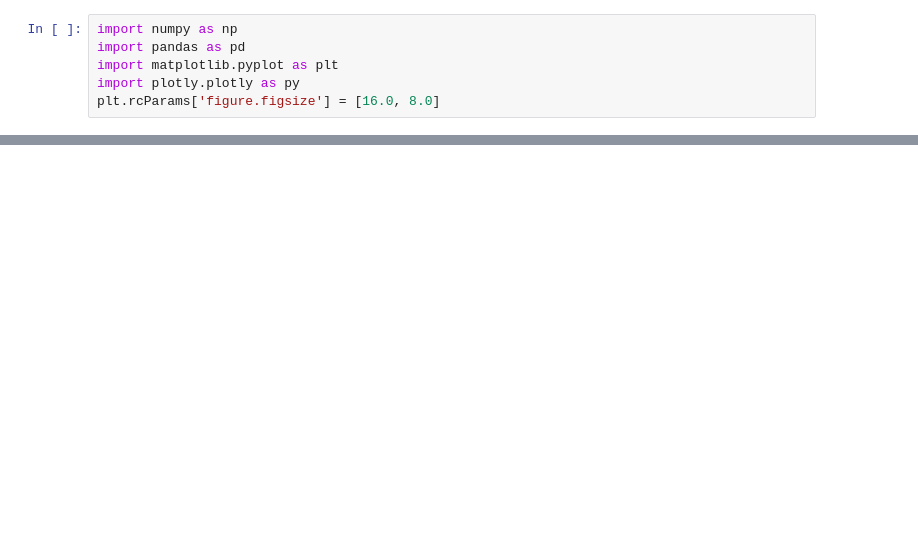
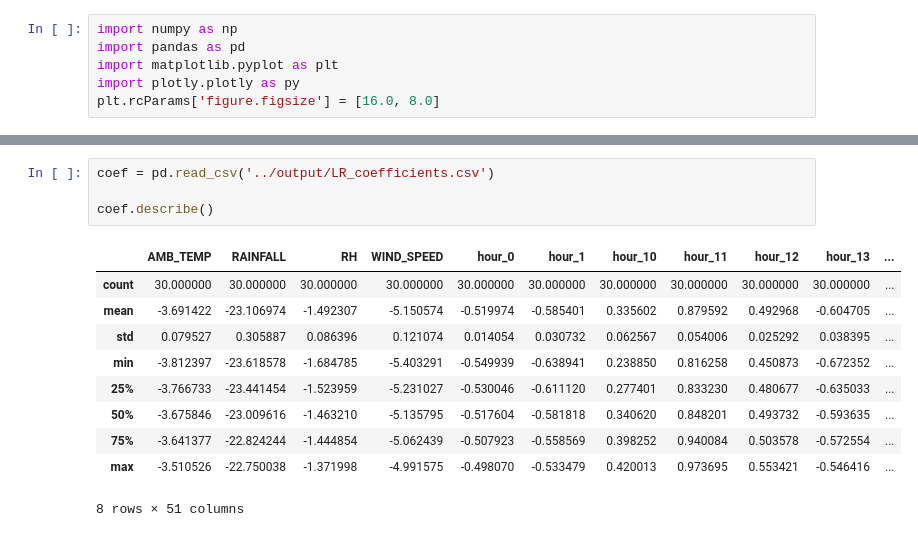
Before and after one commit to qop455/air-polution, a Jupyter notebook: visulization/visulize.ipynb, the cells around one changed output, grey strips where cells are left out. Cells and saved outputs as stored; diff of their text form; blank space fills up the shorter version.

```diff
--- a/visulization/visulize.ipynb
+++ b/visulization/visulize.ipynb
@@ -48,0 +27,15 @@ for target in targets:
+# %%
+coef = pd.read_csv('../output/LR_coefficients.csv')
+
+coef.describe()
+# %% [output]
+|  | AMB_TEMP | RAINFALL | RH | WIND_SPEED | hour_0 | hour_1 | hour_10 | hour_11 | hour_12 | hour_13 | ... |
+| count | 30.000000 | 30.000000 | 30.000000 | 30.000000 | 30.000000 | 30.000000 | 30.000000 | 30.000000 | 30.000000 | 30.000000 | ... |
+| mean | -3.691422 | -23.106974 | -1.492307 | -5.150574 | -0.519974 | -0.585401 | 0.335602 | 0.879592 | 0.492968 | -0.604705 | ... |
+| std | 0.079527 | 0.305887 | 0.086396 | 0.121074 | 0.014054 | 0.030732 | 0.062567 | 0.054006 | 0.025292 | 0.038395 | ... |
+| min | -3.812397 | -23.618578 | -1.684785 | -5.403291 | -0.549939 | -0.638941 | 0.238850 | 0.816258 | 0.450873 | -0.672352 | ... |
+| 25% | -3.766733 | -23.441454 | -1.523959 | -5.231027 | -0.530046 | -0.611120 | 0.277401 | 0.833230 | 0.480677 | -0.635033 | ... |
+| 50% | -3.675846 | -23.009616 | -1.463210 | -5.135795 | -0.517604 | -0.581818 | 0.340620 | 0.848201 | 0.493732 | -0.593635 | ... |
+| 75% | -3.641377 | -22.824244 | -1.444854 | -5.062439 | -0.507923 | -0.558569 | 0.398252 | 0.940084 | 0.503578 | -0.572554 | ... |
+| max | -3.510526 | -22.750038 | -1.371998 | -4.991575 | -0.498070 | -0.533479 | 0.420013 | 0.973695 | 0.553421 | -0.546416 | ... |
+8 rows × 51 columns
```
Also changed, not shown: parts of 7 cells of this notebook, 4 other files.
